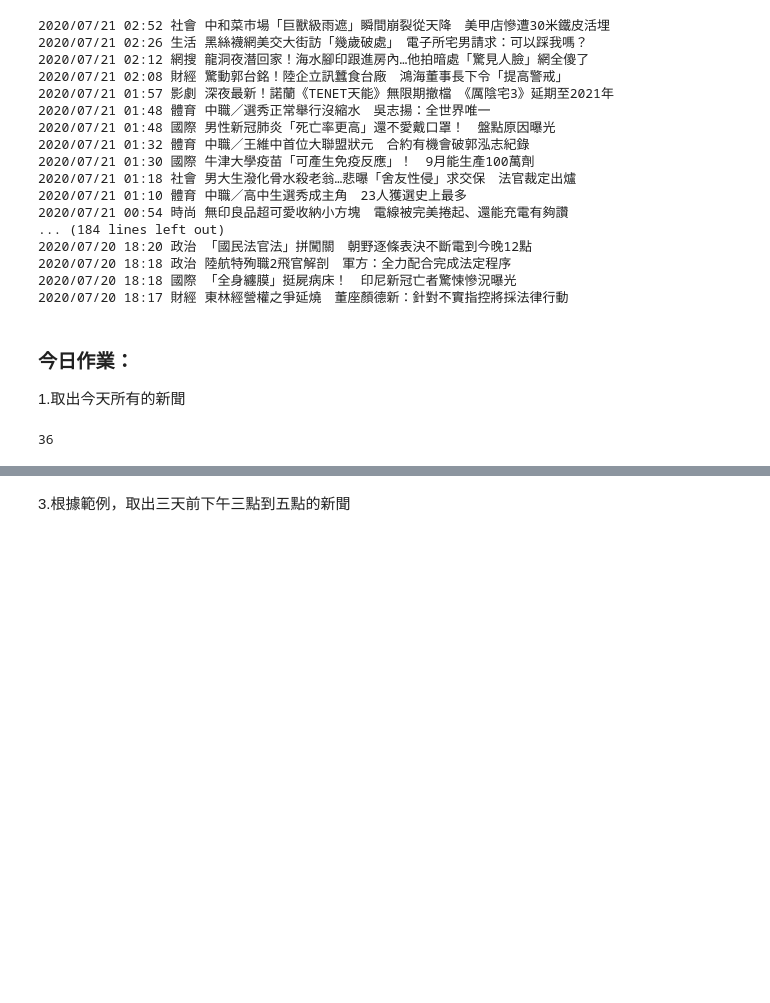
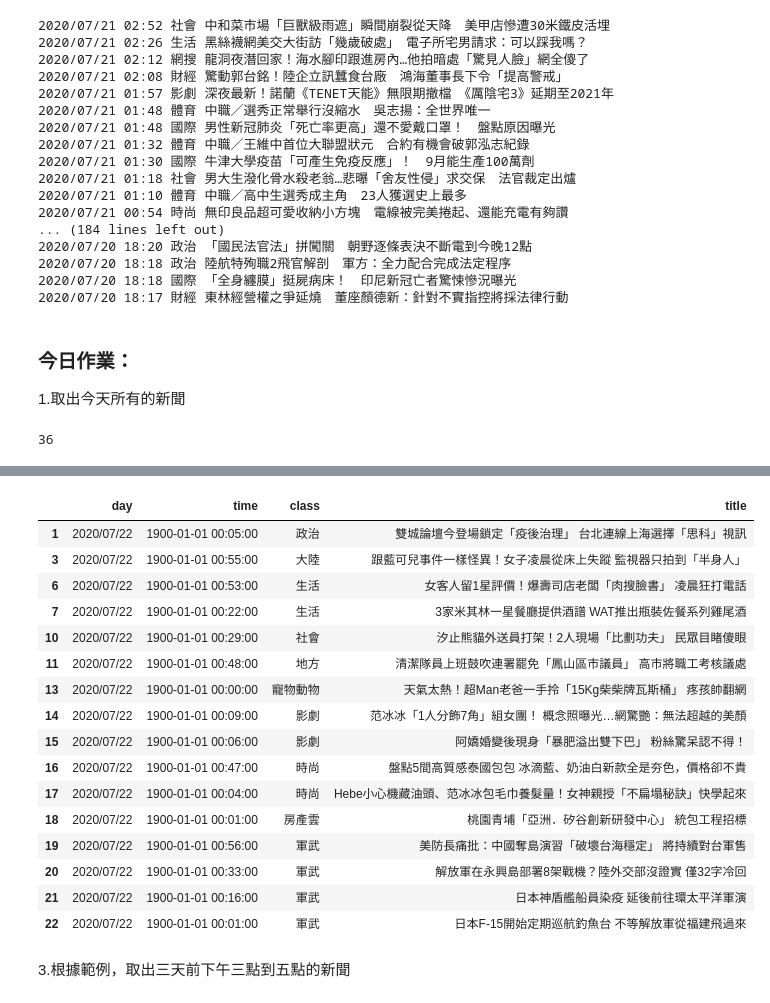
Before and after one commit to skuld1020/PyCrawlerMarathon, a Jupyter notebook: homework/Day021_HW.ipynb, the cells around one changed output, grey strips where cells are left out. Drawn from its saved outputs; the diff is of its cells as text; code cells hidden in the pictures; blank space fills up the shorter version.

```diff
--- a/homework/Day021_HW.ipynb
+++ b/homework/Day021_HW.ipynb
@@ -96,17 +97,16 @@ print(len(s))
 # %% [output]
 36
 # %%
-#找到今日日期並寫成正規表示式，方便之後篩選內文日期
-today = datetime.datetime.today()
-y = str(today.year)
-m = str(today.month)
-d = str(today.day)
+#轉換格式(7月會自動轉為07)
+today = datetime.now().strftime("%Y/%m/%d")
 
-seg = y+'/'+'[0]?'+m+'/'+'[0]?'+d
-pat = re.compile(seg)
+#取今日日期
+ty = str(datetime.now().year)
+tm = str(datetime.now().month)
+td = str(datetime.now().day)
 
 #觀察網址為：https://www.ettoday.net/news/news-list-2020-7-22-0.htm(年-月-日-分類)
 #分類0為總覽，上面已知有36種分類，扣掉總覽要爬的為1～35
 
-today_url = 'https://www.ettoday.net/news/news-list-'+y+'-'+m+'-'+d
+today_url = 'https://www.ettoday.net/news/news-list-'+ty+'-'+tm+'-'+td
 # %%
@@ -175,0 +203,4 @@ browser.close()
+# %%
+#若將time那欄改為datetime格式
+news['time'] = pd.to_datetime(news['time'],format='%H:%M')
+print(news.info())
@@ -176,2 +220,25 @@ browser.close()
+# %%
+#可直接取時間
+news[news['time'].dt.hour ==0]
+
+#但是time欄前面會多出1900-01-01，可能要把day和time合併之後再用比較不會有問題?
+# %% [output]
+|  | day | time | class | title |
+| 1 | 2020/07/22 | 1900-01-01 00:05:00 | 政治 | 雙城論壇今登場鎖定「疫後治理」 台北連線上海選擇「思科」視訊 |
+| 3 | 2020/07/22 | 1900-01-01 00:55:00 | 大陸 | 跟藍可兒事件一樣怪異！女子凌晨從床上失蹤 監視器只拍到「半身人」 |
+| 6 | 2020/07/22 | 1900-01-01 00:53:00 | 生活 | 女客人留1星評價！爆壽司店老闆「肉搜臉書」 凌晨狂打電話 |
+| 7 | 2020/07/22 | 1900-01-01 00:22:00 | 生活 | 3家米其林一星餐廳提供酒譜 WAT推出瓶裝佐餐系列雞尾酒 |
+| 10 | 2020/07/22 | 1900-01-01 00:29:00 | 社會 | 汐止熊貓外送員打架！2人現場「比劃功夫」 民眾目睹傻眼 |
+| 11 | 2020/07/22 | 1900-01-01 00:48:00 | 地方 | 清潔隊員上班鼓吹連署罷免「鳳山區市議員」 高市將職工考核議處 |
+| 13 | 2020/07/22 | 1900-01-01 00:00:00 | 寵物動物 | 天氣太熱！超Man老爸一手拎「15Kg柴柴牌瓦斯桶」 疼孩帥翻網 |
+| 14 | 2020/07/22 | 1900-01-01 00:09:00 | 影劇 | 范冰冰「1人分飾7角」組女團！ 概念照曝光…網驚艷：無法超越的美顏 |
+| 15 | 2020/07/22 | 1900-01-01 00:06:00 | 影劇 | 阿嬌婚變後現身「暴肥溢出雙下巴」 粉絲驚呆認不得！ |
+| 16 | 2020/07/22 | 1900-01-01 00:47:00 | 時尚 | 盤點5間高質感泰國包包 冰滴藍、奶油白新款全是夯色，價格卻不貴 |
+| 17 | 2020/07/22 | 1900-01-01 00:04:00 | 時尚 | Hebe小心機藏油頭、范冰冰包毛巾養髮量！女神親授「不扁塌秘訣」快學起來 |
+| 18 | 2020/07/22 | 1900-01-01 00:01:00 | 房產雲 | 桃園青埔「亞洲．矽谷創新研發中心」 統包工程招標 |
+| 19 | 2020/07/22 | 1900-01-01 00:56:00 | 軍武 | 美防長痛批：中國奪島演習「破壞台海穩定」 將持續對台軍售 |
+| 20 | 2020/07/22 | 1900-01-01 00:33:00 | 軍武 | 解放軍在永興島部署8架戰機？陸外交部沒證實 僅32字冷回 |
+| 21 | 2020/07/22 | 1900-01-01 00:16:00 | 軍武 | 日本神盾艦船員染疫 延後前往環太平洋軍演 |
+| 22 | 2020/07/22 | 1900-01-01 00:01:00 | 軍武 | 日本F-15開始定期巡航釣魚台 不等解放軍從福建飛過來 |
 # %% [markdown]
 3.根據範例，取出三天前下午三點到五點的新聞
```
Also changed, not shown: parts of 17 cells of this notebook.
